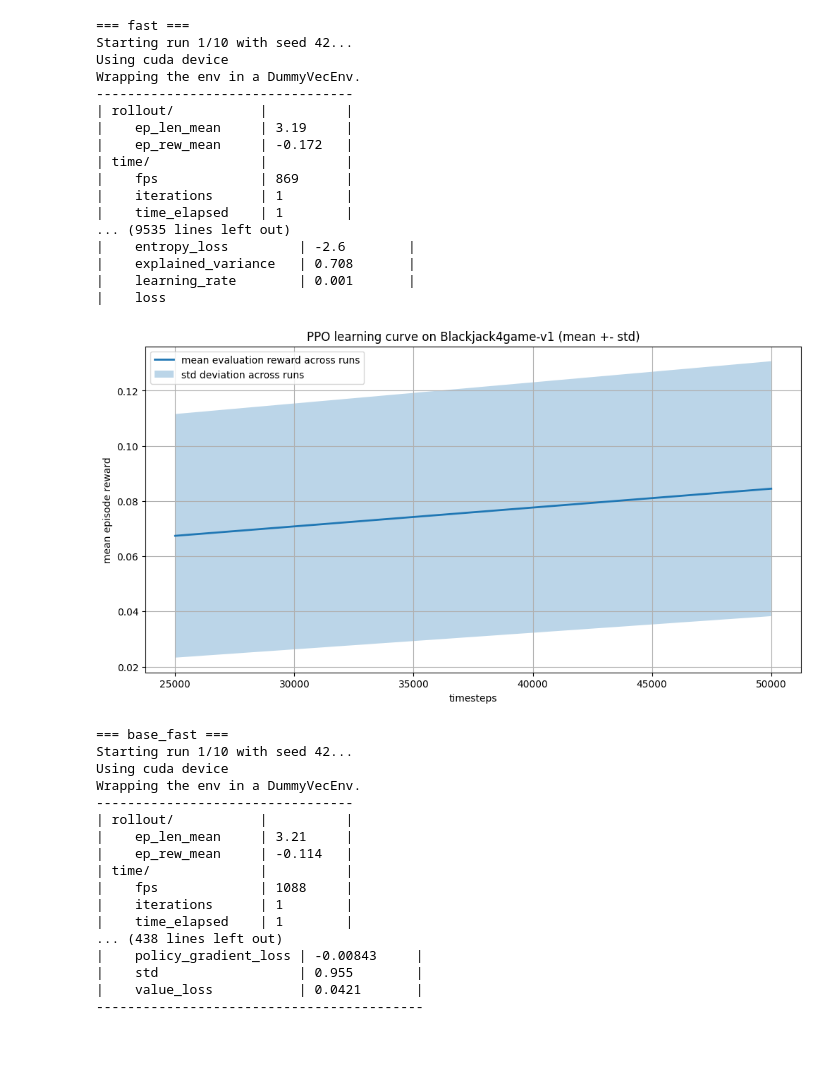
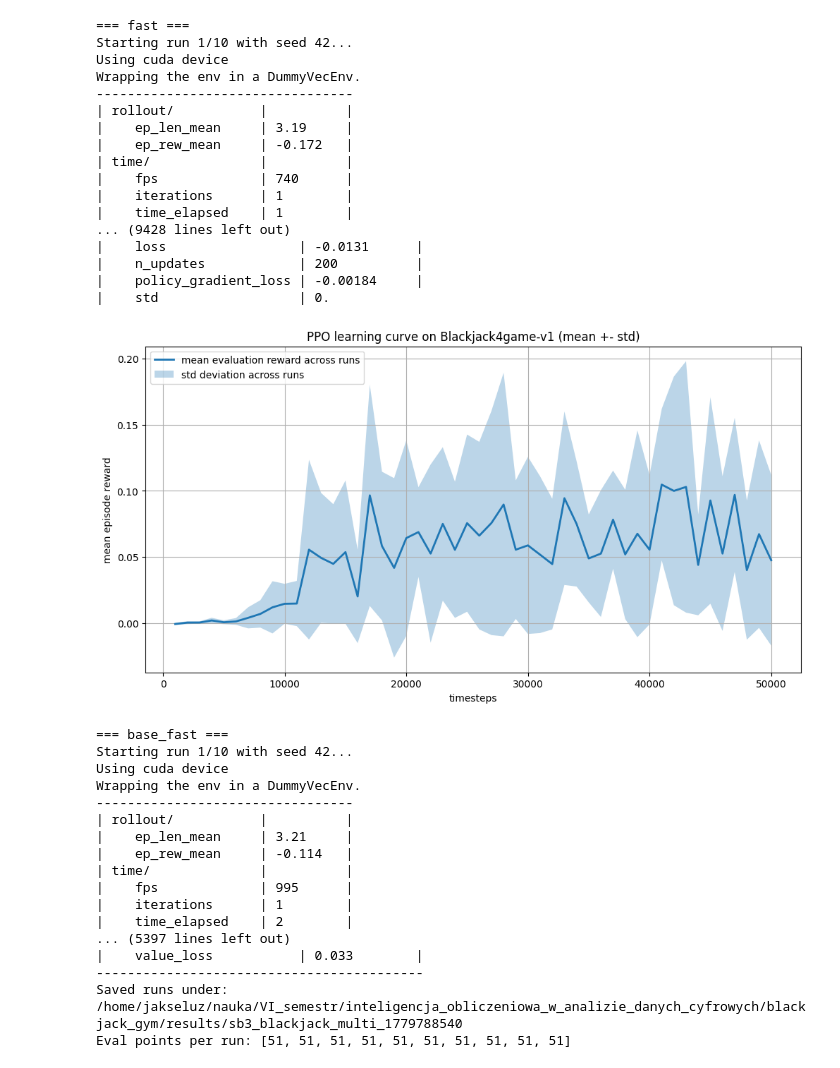
Before and after one commit to jakseluz/blackjack_gym, a Jupyter notebook: notebooks/stable_baselines_3.ipynb, the cells around one changed output. Drawn from its saved outputs; the diff is of its cells as text; code cells hidden in the pictures.

```diff
--- a/notebooks/stable_baselines_3.ipynb
+++ b/notebooks/stable_baselines_3.ipynb
@@ -82,7 +82,7 @@ HP_SETS = [
         dict(
             learning_rate=1e-3,
             n_steps=1024,
-            batch_size=256,
+            batch_size=1024,
             n_epochs=5,
             gamma=0.99,
             gae_lambda=0.90,
@@ -97,7 +97,7 @@ HP_SETS = [
         dict(
             learning_rate=3e-4,
             n_steps=2048,
-            batch_size=256,
+            batch_size=1024,
             n_epochs=5,
             gamma=0.99,
             gae_lambda=0.95,
@@ -112,7 +112,7 @@ HP_SETS = [
         dict(
             learning_rate=3e-4,
             n_steps=2048,
-            batch_size=256,
+            batch_size=1024,
             n_epochs=5,
             gamma=0.99,
             gae_lambda=0.95,
@@ -129,44 +129,44 @@ BASE = dict(
     verbose=1,
     n_runs=10,
     run_timesteps=50_000,
-    eval_freq=25_000,
-    n_eval_episodes=50,
+    eval_freq=1_000,
+    n_eval_episodes=20,
     base_seed=42,
 )
 
 for name, hp in HP_SETS:
     run_log_dir = os.path.join(log_dir, name)
     os.makedirs(run_log_dir, exist_ok=True)
 
     env_train = make_env(log_dir=run_log_dir, seed=BASE["base_seed"])
     env_eval = make_evaluation_env(seed=BASE["base_seed"] + 10_000)
 
     print(f"\n=== {name} ===")
     test_env_PPO(
         env_train=env_train,
         env_eval=env_eval,
         **BASE,
         **hp,
     )
 # %% [output]
 === fast ===
 Starting run 1/10 with seed 42...
 Using cuda device
 Wrapping the env in a DummyVecEnv.
 ---------------------------------
 | rollout/           |          |
 |    ep_len_mean     | 3.19     |
 |    ep_rew_mean     | -0.172   |
 | time/              |          |
-|    fps             | 869      |
+|    fps             | 740      |
 |    iterations      | 1        |
 |    time_elapsed    | 1        |
-... (9535 lines left out)
-|    entropy_loss         | -2.6        |
-|    explained_variance   | 0.708       |
-|    learning_rate        | 0.001       |
-|    loss
+... (9428 lines left out)
+|    loss                 | -0.0131      |
+|    n_updates            | 200          |
+|    policy_gradient_loss | -0.00184     |
+|    std                  | 0.
-[figure, old version]
+[figure, new version]
 === base_fast ===
 Starting run 1/10 with seed 42...
 Using cuda device
@@ -176,11 +176,11 @@ Wrapping the env in a DummyVecEnv.
 |    ep_len_mean     | 3.21     |
 |    ep_rew_mean     | -0.114   |
 | time/              |          |
-|    fps             | 1088     |
+|    fps             | 995      |
 |    iterations      | 1        |
-|    time_elapsed    | 1        |
-... (438 lines left out)
-|    policy_gradient_loss | -0.00843     |
-|    std                  | 0.955        |
-|    value_loss           | 0.0421       |
+|    time_elapsed    | 2        |
+... (5397 lines left out)
+|    value_loss           | 0.033        |
 ------------------------------------------
+Saved runs under: /home/jakseluz/nauka/VI_semestr/inteligencja_obliczeniowa_w_analizie_danych_cyfrowych/blackjack_gym/results/sb3_blackjack_multi_1779788540
+Eval points per run: [51, 51, 51, 51, 51, 51, 51, 51, 51, 51]
```
Also changed, not shown: parts of 1 cell of this notebook, 6 other files.
